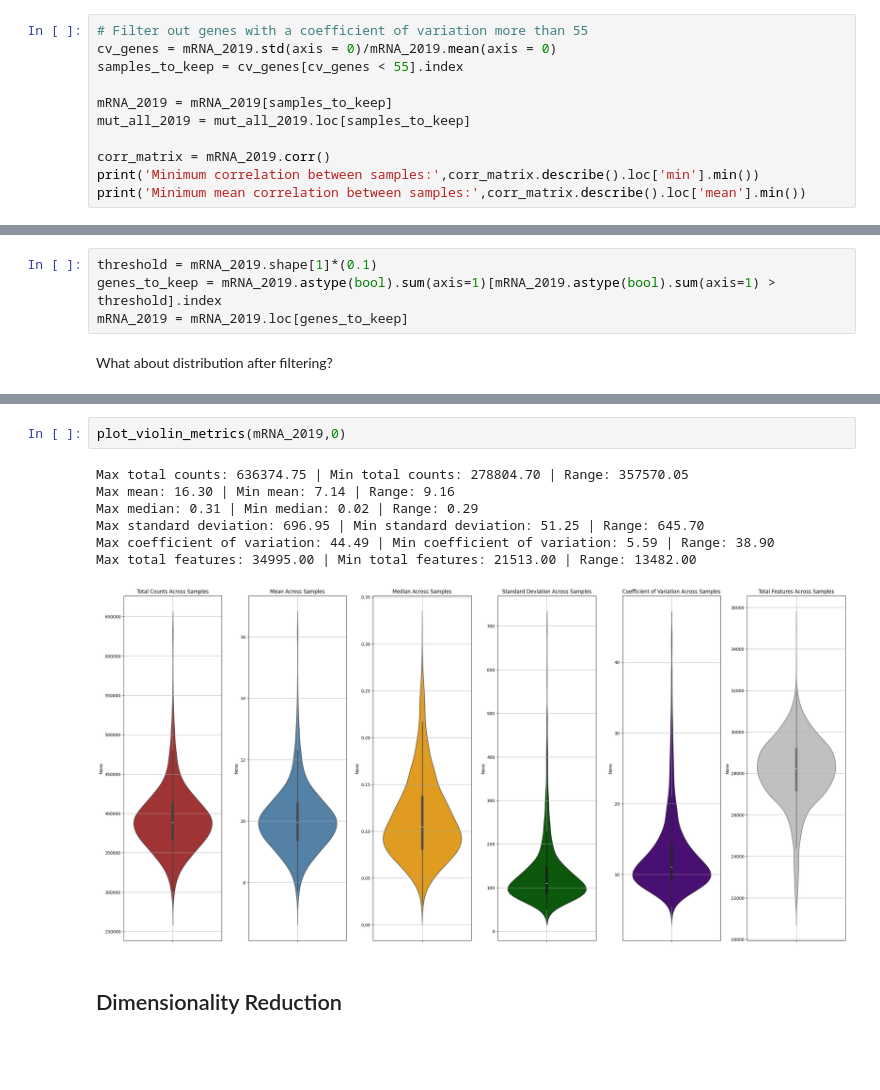
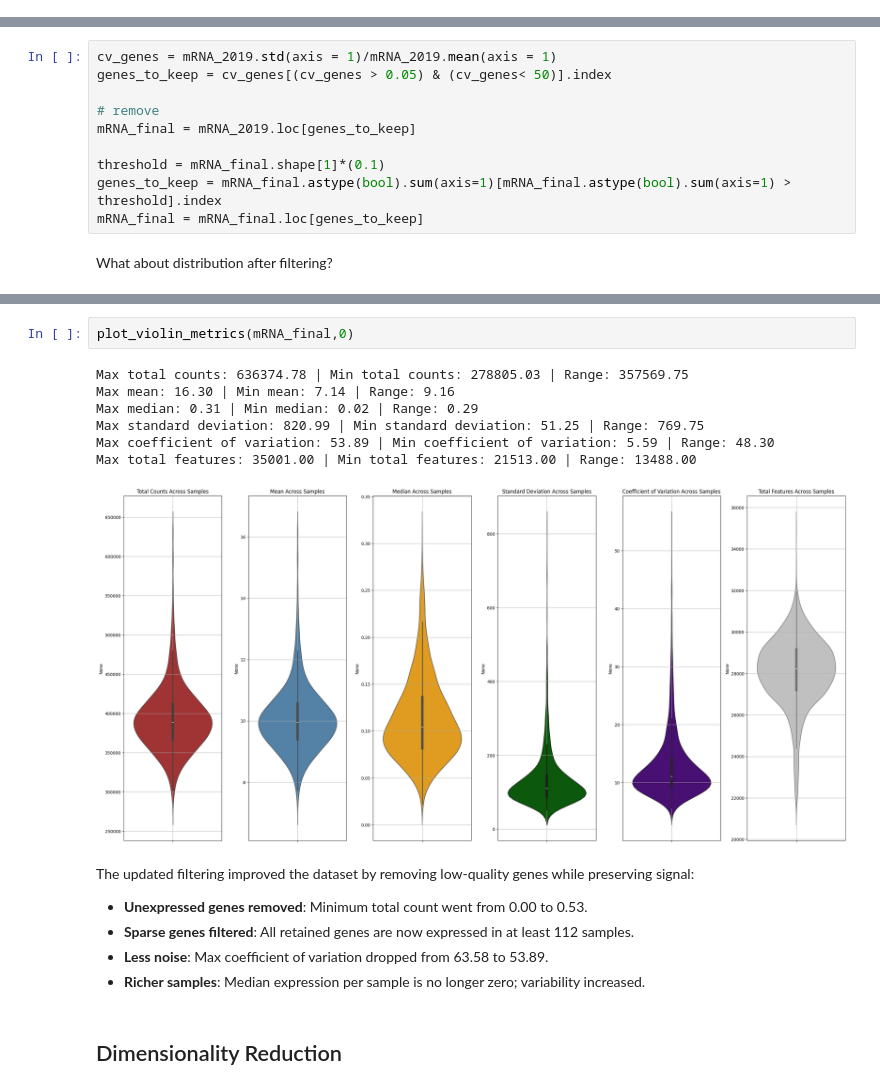
Before and after one commit to MichelangeloNardi/AILAB, a Jupyter notebook: delivery/explore_ccle.ipynb, the cells around one changed output, grey strips where cells are left out. Cells and saved outputs as stored; diff of their text form; blank space fills up the shorter version.

```diff
--- a/delivery/explore_ccle.ipynb
+++ b/delivery/explore_ccle.ipynb
@@ -333,11 +315,0 @@ However, the Coefficient of Variation (CV) shows substantial spread, with some g
-# %%
-# Filter out genes with a coefficient of variation more than 55
-cv_genes = mRNA_2019.std(axis = 0)/mRNA_2019.mean(axis = 0)
-samples_to_keep = cv_genes[cv_genes < 55].index
-
-mRNA_2019 = mRNA_2019[samples_to_keep]
-mut_all_2019 = mut_all_2019.loc[samples_to_keep]
-
-corr_matrix = mRNA_2019.corr()
-print('Minimum correlation between samples:',corr_matrix.describe().loc['min'].min())
-print('Minimum mean correlation between samples:',corr_matrix.describe().loc['mean'].min())
@@ -497,9 +475,15 @@ This pattern suggests the presence of a large number of **sparse or uninformativ
 
 To improve data quality and reduce unnecessary variation, we will apply **gene filtering** — specifically removing genes with consistently low or zero expression across samples.
 # %%
-threshold = mRNA_2019.shape[1]*(0.1)
-genes_to_keep = mRNA_2019.astype(bool).sum(axis=1)[mRNA_2019.astype(bool).sum(axis=1) > threshold].index
-mRNA_2019 = mRNA_2019.loc[genes_to_keep]
+cv_genes = mRNA_2019.std(axis = 1)/mRNA_2019.mean(axis = 1)
+genes_to_keep = cv_genes[(cv_genes > 0.05) & (cv_genes< 50)].index
+
+# remove
+mRNA_final = mRNA_2019.loc[genes_to_keep]
+
+threshold = mRNA_final.shape[1]*(0.1)
+genes_to_keep = mRNA_final.astype(bool).sum(axis=1)[mRNA_final.astype(bool).sum(axis=1) > threshold].index
+mRNA_final = mRNA_final.loc[genes_to_keep]
 # %% [markdown]
 What about distribution after filtering?
 # %%
@@ -515,13 +499,20 @@ Max total features: 1114.00 | Min total features: 112.00 | Range: 1002.00
 # %%
-plot_violin_metrics(mRNA_2019,0)
+plot_violin_metrics(mRNA_final,0)
 # %% [output]
-Max total counts: 636374.75 | Min total counts: 278804.70 | Range: 357570.05
+Max total counts: 636374.78 | Min total counts: 278805.03 | Range: 357569.75
 Max mean: 16.30 | Min mean: 7.14 | Range: 9.16
 Max median: 0.31 | Min median: 0.02 | Range: 0.29
-Max standard deviation: 696.95 | Min standard deviation: 51.25 | Range: 645.70
-Max coefficient of variation: 44.49 | Min coefficient of variation: 5.59 | Range: 38.90
-Max total features: 34995.00 | Min total features: 21513.00 | Range: 13482.00
+Max standard deviation: 820.99 | Min standard deviation: 51.25 | Range: 769.75
+Max coefficient of variation: 53.89 | Min coefficient of variation: 5.59 | Range: 48.30
+Max total features: 35001.00 | Min total features: 21513.00 | Range: 13488.00
-[figure, old version]
+[figure, new version]
+# %% [markdown]
+The updated filtering improved the dataset by removing low-quality genes while preserving signal:
+
+- **Unexpressed genes removed**: Minimum total count went from 0.00 to 0.53.
+- **Sparse genes filtered**: All retained genes are now expressed in at least 112 samples.
+- **Less noise**: Max coefficient of variation dropped from 63.58 to 53.89.
+- **Richer samples**: Median expression per sample is no longer zero; variability increased.
 # %% [markdown]
 ## Dimensionality Reduction
 # %%
```
Also changed, not shown: parts of 21 cells of this notebook, 1 other file.
